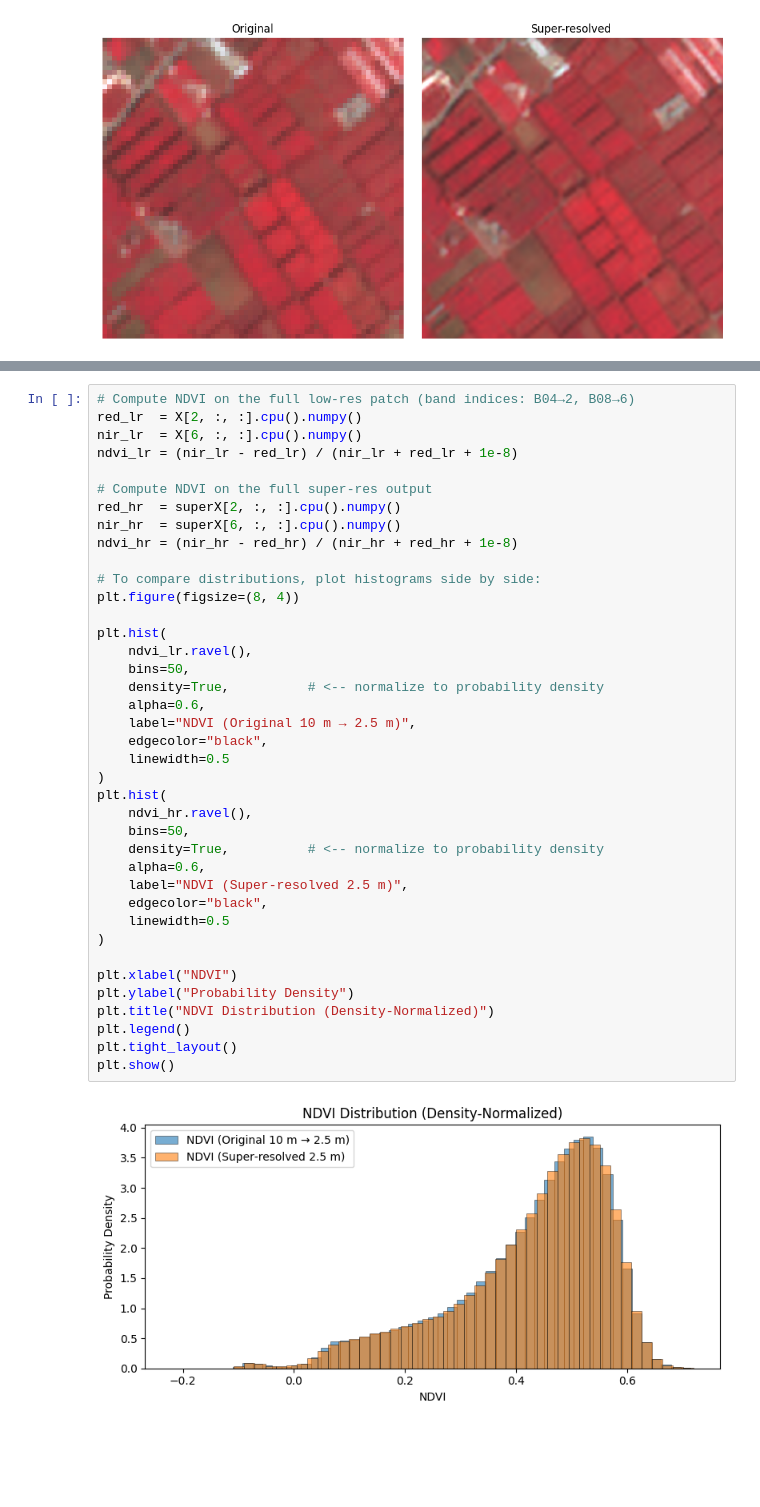
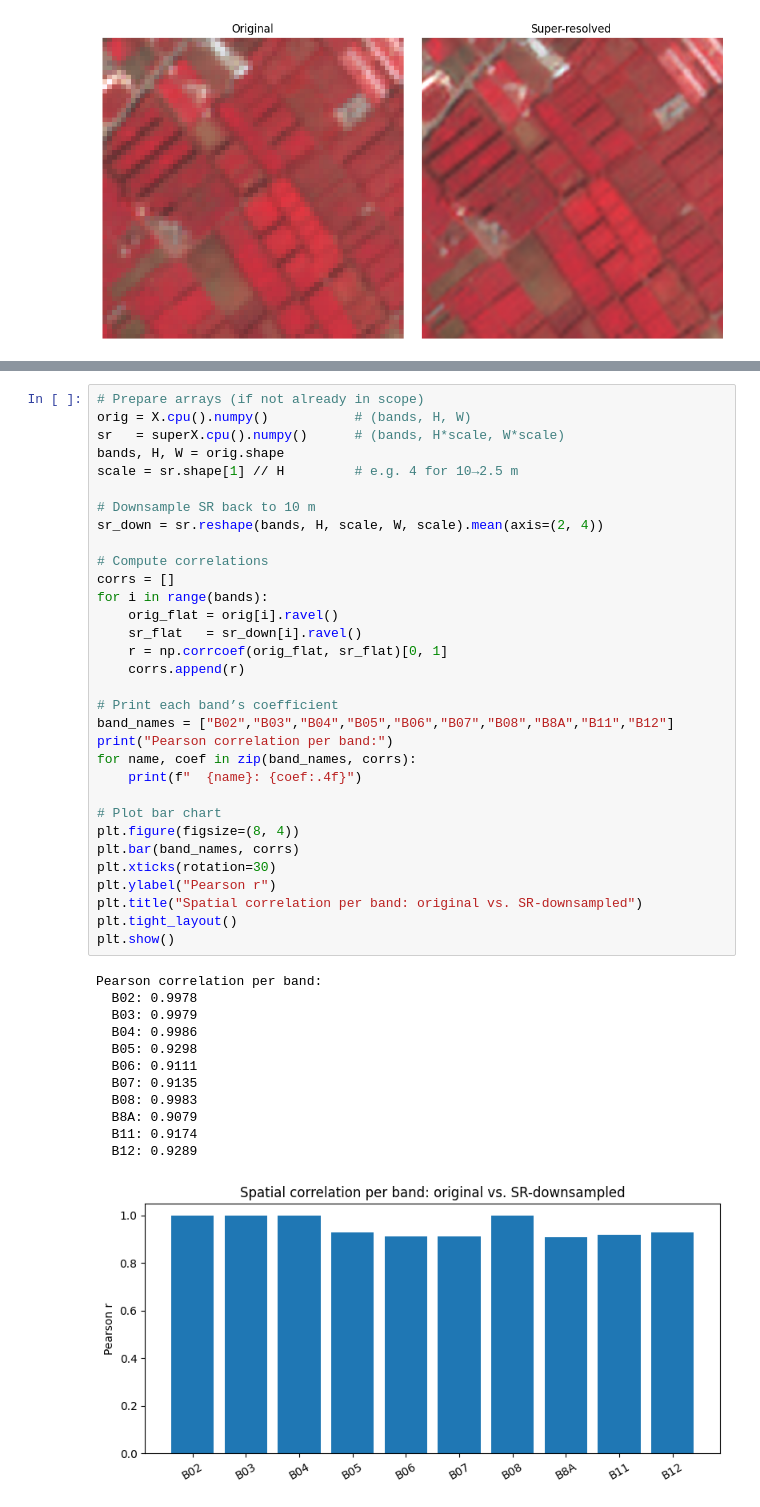
Before and after one commit to MoezLabiadh/sen2sr_test, a Jupyter notebook: sen2sr_tests.ipynb, the cells around one changed output, grey strips where cells are left out. Saved outputs shown, nothing was run; the diff lists cells and outputs as text; blank space fills up the shorter version.

Commit message:
add Pearson correlation analysis

```diff
--- a/sen2sr_tests.ipynb
+++ b/sen2sr_tests.ipynb
@@ -115,41 +115,45 @@ plt.show()
 # %%
-# Compute NDVI on the full low-res patch (band indices: B04→2, B08→6)
-red_lr  = X[2, :, :].cpu().numpy()
-nir_lr  = X[6, :, :].cpu().numpy()
-ndvi_lr = (nir_lr - red_lr) / (nir_lr + red_lr + 1e-8)
+# Prepare arrays (if not already in scope)
+orig = X.cpu().numpy()           # (bands, H, W)
+sr   = superX.cpu().numpy()      # (bands, H*scale, W*scale)
+bands, H, W = orig.shape
+scale = sr.shape[1] // H         # e.g. 4 for 10→2.5 m
 
-# Compute NDVI on the full super-res output
-red_hr  = superX[2, :, :].cpu().numpy()
-nir_hr  = superX[6, :, :].cpu().numpy()
-ndvi_hr = (nir_hr - red_hr) / (nir_hr + red_hr + 1e-8)
+# Downsample SR back to 10 m
+sr_down = sr.reshape(bands, H, scale, W, scale).mean(axis=(2, 4))
 
-# To compare distributions, plot histograms side by side:
+# Compute correlations
+corrs = []
+for i in range(bands):
+    orig_flat = orig[i].ravel()
+    sr_flat   = sr_down[i].ravel()
+    r = np.corrcoef(orig_flat, sr_flat)[0, 1]
+    corrs.append(r)
+
+# Print each band’s coefficient
+band_names = ["B02","B03","B04","B05","B06","B07","B08","B8A","B11","B12"]
+print("Pearson correlation per band:")
+for name, coef in zip(band_names, corrs):
+    print(f"  {name}: {coef:.4f}")
+
+# Plot bar chart
 plt.figure(figsize=(8, 4))
-
-plt.hist(
-    ndvi_lr.ravel(),
-    bins=50,
-    density=True,          # <-- normalize to probability density
-    alpha=0.6,
-    label="NDVI (Original 10 m → 2.5 m)",
-    edgecolor="black",
-    linewidth=0.5
-)
-plt.hist(
-    ndvi_hr.ravel(),
-    bins=50,
-    density=True,          # <-- normalize to probability density
-    alpha=0.6,
-    label="NDVI (Super‐resolved 2.5 m)",
-    edgecolor="black",
-    linewidth=0.5
-)
-
-plt.xlabel("NDVI")
-plt.ylabel("Probability Density")
-plt.title("NDVI Distribution (Density‐Normalized)")
-plt.legend()
+plt.bar(band_names, corrs)
+plt.xticks(rotation=30)
+plt.ylabel("Pearson r")
+plt.title("Spatial correlation per band: original vs. SR-downsampled")
 plt.tight_layout()
 plt.show()
 # %% [output]
+Pearson correlation per band:
+  B02: 0.9978
+  B03: 0.9979
+  B04: 0.9986
+  B05: 0.9298
+  B06: 0.9111
+  B07: 0.9135
+  B08: 0.9983
+  B8A: 0.9079
+  B11: 0.9174
+  B12: 0.9289
-[figure, old version]
+[figure, new version]
```
Also changed, not shown: parts of 1 cell of this notebook.
